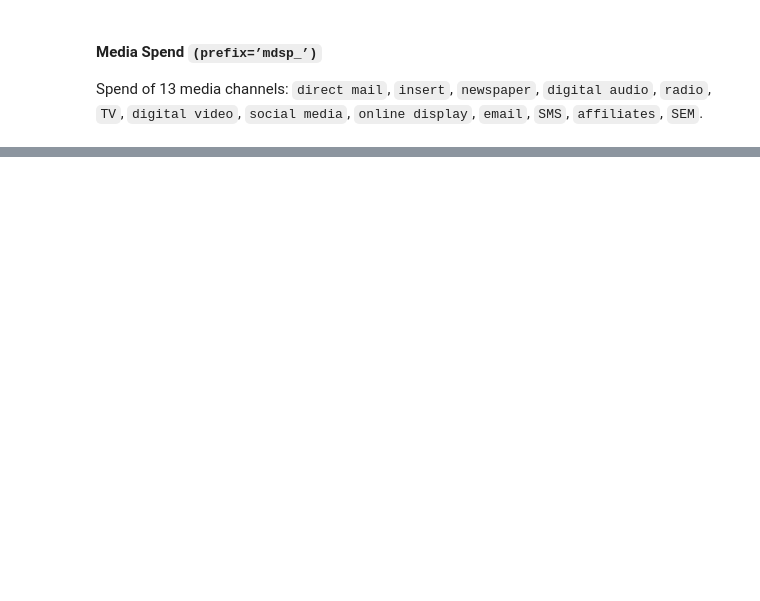
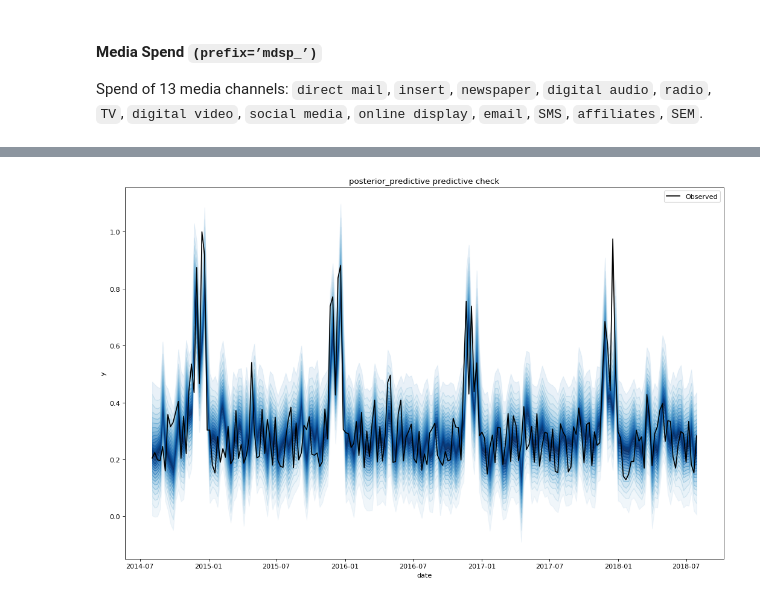
Before and after one commit to Badisj/generative-ai-orchestration-cpg, a Jupyter notebook: marketing-mix-modelling-ml/notebooks/mmm.ipynb, the cells around one changed output, grey strips where cells are left out. Drawn from its saved outputs; the diff is of its cells as text; code cells hidden in the pictures; blank space fills up the shorter version.

```diff
--- a/marketing-mix-modelling-ml/notebooks/mmm.ipynb
+++ b/marketing-mix-modelling-ml/notebooks/mmm.ipynb
@@ -399,12 +323,12 @@ control_cols = [
 # %%
-from sklearn.preprocessing import MaxAbsScaler
+# from sklearn.preprocessing import MaxAbsScaler
 
-scaler_control = MaxAbsScaler()
-df[control_cols] = scaler_control.fit_transform(df[control_cols])
+# scaler_control = MaxAbsScaler()
+# df[control_cols] = scaler_control.fit_transform(df[control_cols])
 
-scaler_sales = MaxAbsScaler()
-df["sales"] = scaler_sales.fit_transform(df[["sales"]])
+# scaler_sales = MaxAbsScaler()
+# df["sales"] = scaler_sales.fit_transform(df[["sales"]])
 
-scaler_spend = MaxAbsScaler()
-df[cols_spend] = scaler_spend.fit_transform(df[cols_spend])
+# scaler_spend = MaxAbsScaler()
+# df[cols_spend] = scaler_spend.fit_transform(df[cols_spend])
 # %%
@@ -489,0 +492,4 @@ Error:
+# %%
+mmm.plot_posterior_predictive(original_scale=True, add_mean=False, add_gradient=True, figsize=(16, 10));
+# %% [output]
+[figure, added]
```
Also changed, not shown: parts of 33 cells of this notebook.
